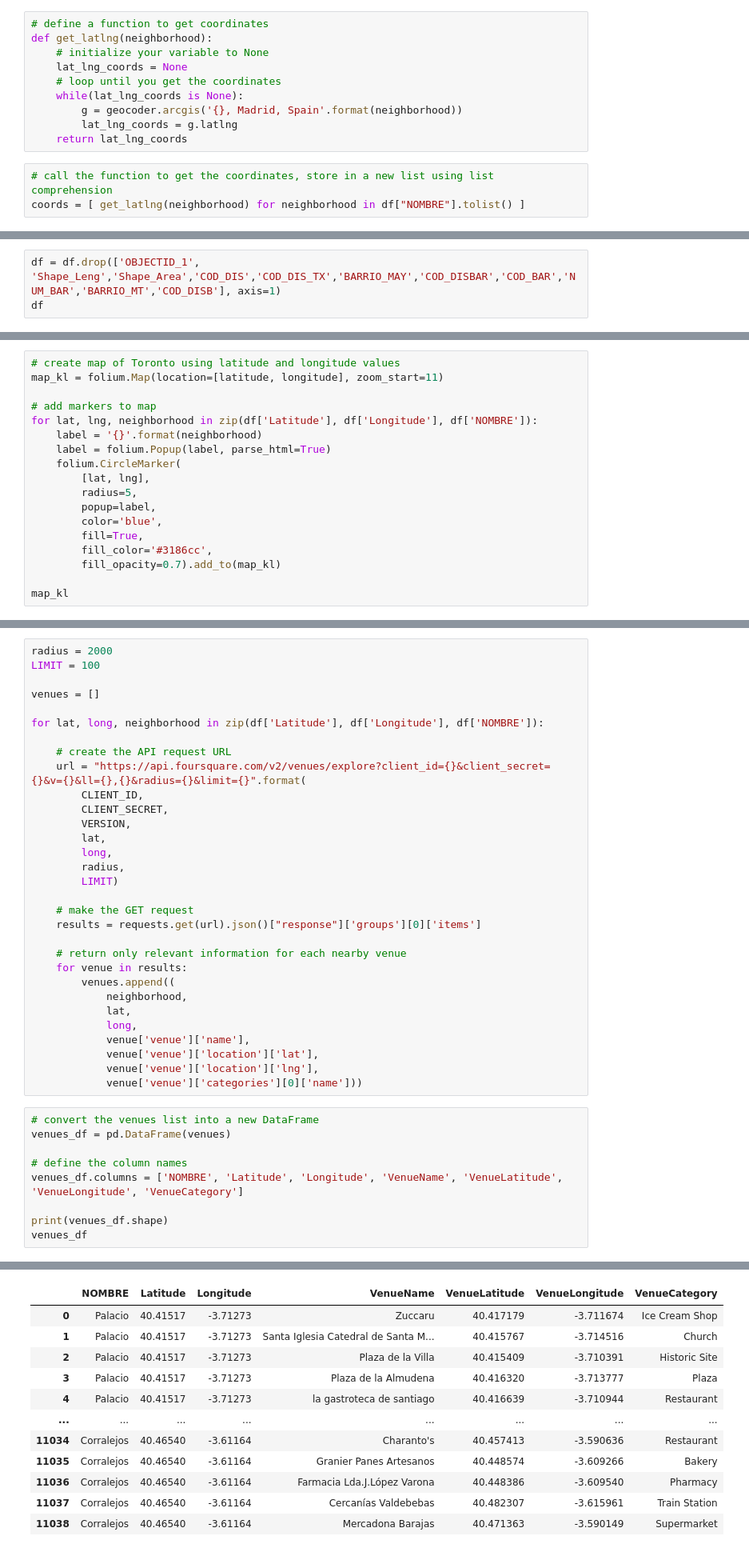
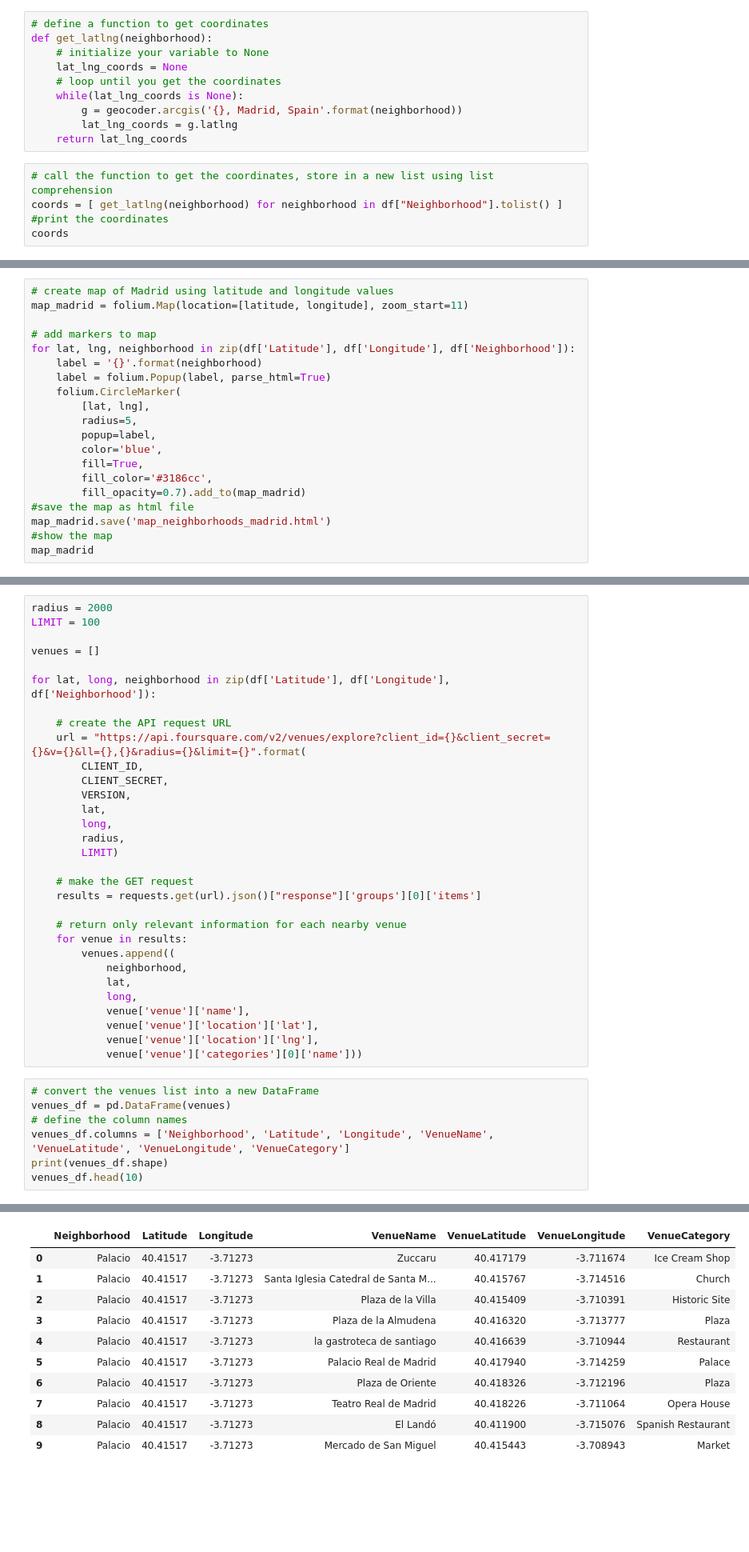
Before and after one commit to mikel-hernandezj/Coursera_Capstone, a Jupyter notebook: Capstone Project - Part II/Capstone_Project_Notebook.ipynb, the cells around one changed output, grey strips where cells are left out. Shown at 80% size. Saved outputs shown, nothing was run; the diff lists cells and outputs as text; blank space fills up the shorter version.

```diff
--- a/Capstone Project - Part II/pruebas.ipynb
+++ b/Capstone Project - Part II/Capstone_Project_Notebook.ipynb
@@ -41,4 +99,6 @@ def get_latlng(neighborhood):
     return lat_lng_coords
 # %%
 # call the function to get the coordinates, store in a new list using list comprehension
-coords = [ get_latlng(neighborhood) for neighborhood in df["NOMBRE"].tolist() ]
+coords = [ get_latlng(neighborhood) for neighborhood in df["Neighborhood"].tolist() ]
+#print the coordinates
+coords
@@ -88,3 +125,0 @@ df.head()
-# %%
-df = df.drop(['OBJECTID_1', 'Shape_Leng','Shape_Area','COD_DIS','COD_DIS_TX','BARRIO_MAY','COD_DISBAR','COD_BAR','NUM_BAR','BARRIO_MT','COD_DISB'], axis=1)
-df
@@ -118,9 +138,9 @@ import folium
 # %%
-# create map of Toronto using latitude and longitude values
-map_kl = folium.Map(location=[latitude, longitude], zoom_start=11)
+# create map of Madrid using latitude and longitude values
+map_madrid = folium.Map(location=[latitude, longitude], zoom_start=11)
 
 # add markers to map
-for lat, lng, neighborhood in zip(df['Latitude'], df['Longitude'], df['NOMBRE']):
+for lat, lng, neighborhood in zip(df['Latitude'], df['Longitude'], df['Neighborhood']):
     label = '{}'.format(neighborhood)
     label = folium.Popup(label, parse_html=True)
     folium.CircleMarker(
@@ -130,8 +150,10 @@ for lat, lng, neighborhood in zip(df['Latitude'], df['Longitude'], df['NOMBRE'])
         color='blue',
         fill=True,
         fill_color='#3186cc',
-        fill_opacity=0.7).add_to(map_kl)
-
-map_kl
+        fill_opacity=0.7).add_to(map_madrid)
+#save the map as html file
+map_madrid.save('map_neighborhoods_madrid.html')
+#show the map
+map_madrid
 # %% [output]
 [interactive output not drawn]
@@ -156,7 +181,7 @@ LIMIT = 100
 
 venues = []
 
-for lat, long, neighborhood in zip(df['Latitude'], df['Longitude'], df['NOMBRE']):
+for lat, long, neighborhood in zip(df['Latitude'], df['Longitude'], df['Neighborhood']):
 
     # create the API request URL
     url = "https://api.foursquare.com/v2/venues/explore?client_id={}&client_secret={}&v={}&ll={},{}&radius={}&limit={}".format(
@@ -184,10 +209,8 @@ for lat, long, neighborhood in zip(df['Latitude'], df['Longitude'], df['NOMBRE']
 # %%
 # convert the venues list into a new DataFrame
 venues_df = pd.DataFrame(venues)
-
 # define the column names
-venues_df.columns = ['NOMBRE', 'Latitude', 'Longitude', 'VenueName', 'VenueLatitude', 'VenueLongitude', 'VenueCategory']
-
+venues_df.columns = ['Neighborhood', 'Latitude', 'Longitude', 'VenueName', 'VenueLatitude', 'VenueLongitude', 'VenueCategory']
 print(venues_df.shape)
-venues_df
+venues_df.head(10)
 # %% [output]
@@ -195,12 +218,11 @@ venues_df
-|  | NOMBRE | Latitude | Longitude | VenueName | VenueLatitude | VenueLongitude | VenueCategory |
+|  | Neighborhood | Latitude | Longitude | VenueName | VenueLatitude | VenueLongitude | VenueCategory |
 | 0 | Palacio | 40.41517 | -3.71273 | Zuccaru | 40.417179 | -3.711674 | Ice Cream Shop |
 | 1 | Palacio | 40.41517 | -3.71273 | Santa Iglesia Catedral de Santa M... | 40.415767 | -3.714516 | Church |
 | 2 | Palacio | 40.41517 | -3.71273 | Plaza de la Villa | 40.415409 | -3.710391 | Historic Site |
 | 3 | Palacio | 40.41517 | -3.71273 | Plaza de la Almudena | 40.416320 | -3.713777 | Plaza |
 | 4 | Palacio | 40.41517 | -3.71273 | la gastroteca de santiago | 40.416639 | -3.710944 | Restaurant |
-| ... | ... | ... | ... | ... | ... | ... | ... |
-| 11034 | Corralejos | 40.46540 | -3.61164 | Charanto's | 40.457413 | -3.590636 | Restaurant |
-| 11035 | Corralejos | 40.46540 | -3.61164 | Granier Panes Artesanos | 40.448574 | -3.609266 | Bakery |
-| 11036 | Corralejos | 40.46540 | -3.61164 | Farmacia Lda.J.López Varona | 40.448386 | -3.609540 | Pharmacy |
-| 11037 | Corralejos | 40.46540 | -3.61164 | Cercanías Valdebebas | 40.482307 | -3.615961 | Train Station |
-| 11038 | Corralejos | 40.46540 | -3.61164 | Mercadona Barajas | 40.471363 | -3.590149 | Supermarket |
+| 5 | Palacio | 40.41517 | -3.71273 | Palacio Real de Madrid | 40.417940 | -3.714259 | Palace |
+| 6 | Palacio | 40.41517 | -3.71273 | Plaza de Oriente | 40.418326 | -3.712196 | Plaza |
+| 7 | Palacio | 40.41517 | -3.71273 | Teatro Real de Madrid | 40.418226 | -3.711064 | Opera House |
+| 8 | Palacio | 40.41517 | -3.71273 | El Landó | 40.411900 | -3.715076 | Spanish Restaurant |
+| 9 | Palacio | 40.41517 | -3.71273 | Mercado de San Miguel | 40.415443 | -3.708943 | Market |
```
Also changed, not shown: parts of 27 cells of this notebook, 1 other file.
